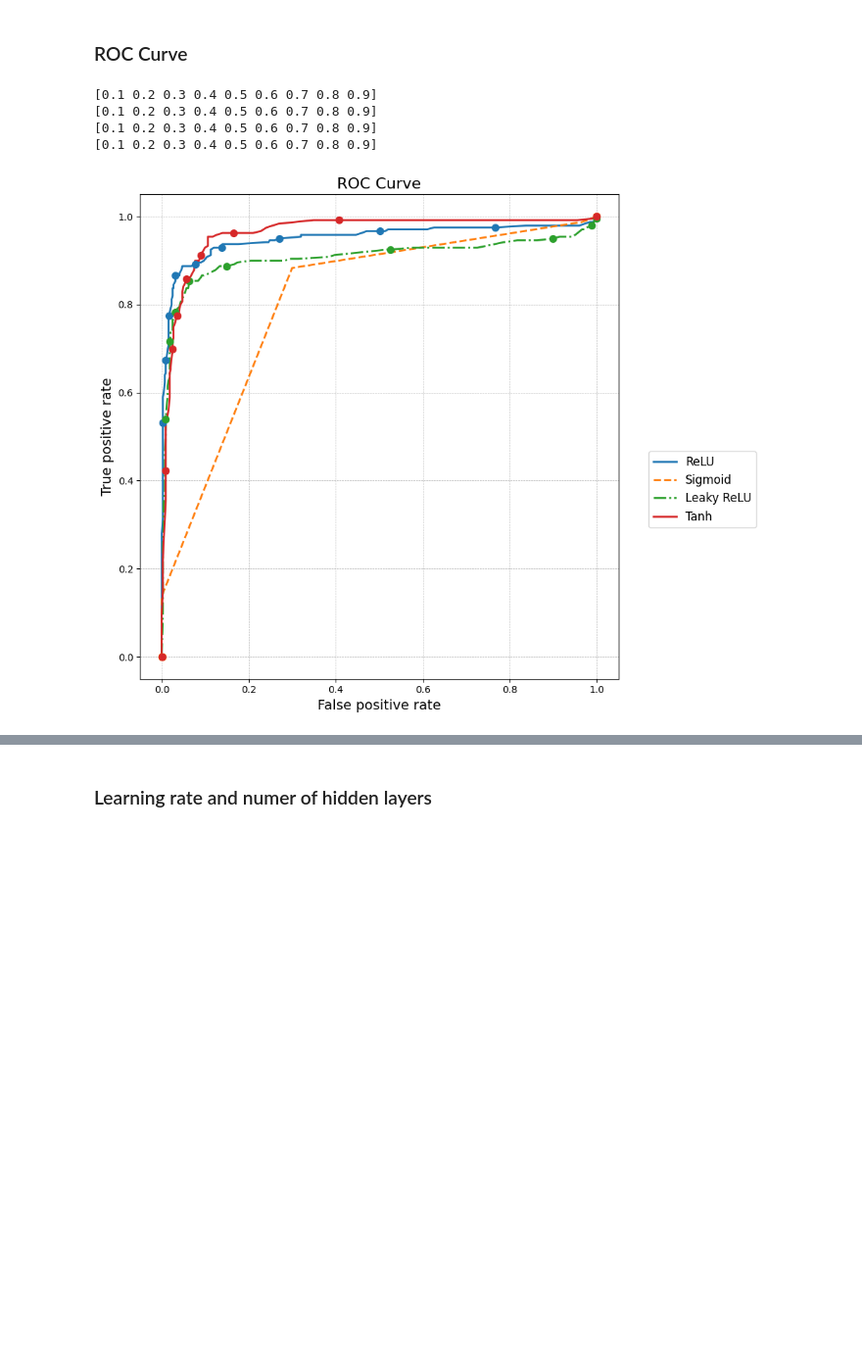
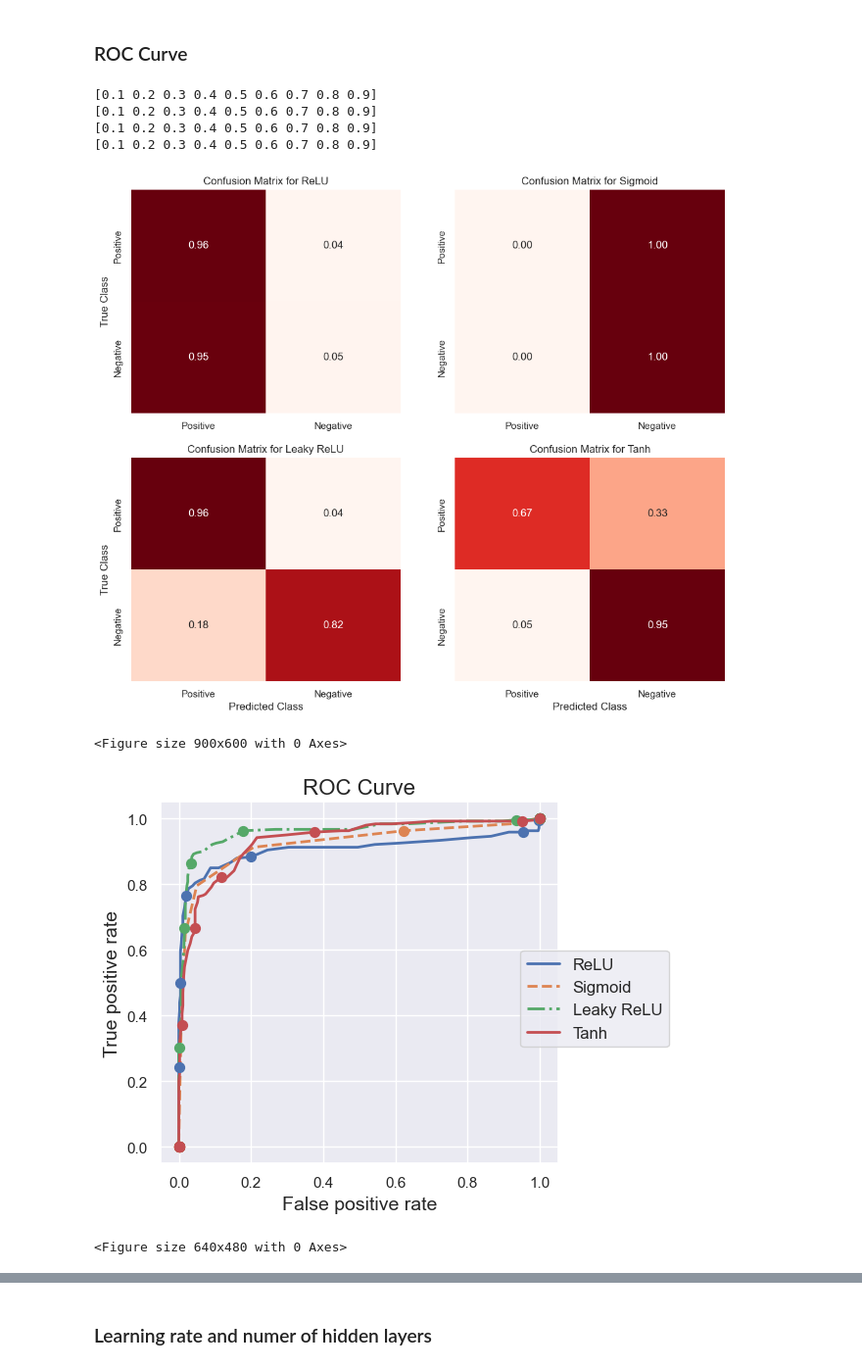
Before and after one commit to Trond01/Project2_FYS-STK4155, a Jupyter notebook: Runs/classification_experiment_d.ipynb, the cells around one changed output, grey strips where cells are left out. Shown: that part at 98% size. Saved outputs shown, nothing was run; the diff lists cells and outputs as text; code cells hidden in the pictures; blank space fills up the shorter version.

```diff
--- a/Runs/classification_experiment_d.ipynb
+++ b/Runs/classification_experiment_d.ipynb
@@ -465,7 +465,7 @@ Hidden Layer number: 8
 # %% [markdown]
 ### ROC Curve
 # %%
-def ROC(X, y, beta, model, method_name, linestyle):
+def ROC(X, y, beta, model, method_name, linestyle, ax):
     thresholds = np.linspace(0, 1, 101)
     true_positive = []
     false_positive = []
@@ -481,7 +481,7 @@ def ROC(X, y, beta, model, method_name, linestyle):
     false_positive = np.array(false_positive)
     true_positive = np.array(true_positive)
     print(thresholds[index])
-    plt.figure(1)
+    plt.figure(11)
     plt.plot(false_positive, true_positive, linestyle=linestyle, linewidth=2, label=f"{method_name}")
     plt.scatter(false_positive[index], true_positive[index], s=50, zorder=5) # s is the marker size
     # plt.ylim(0, 1)
@@ -493,30 +493,37 @@ def ROC(X, y, beta, model, method_name, linestyle):
     tr_pos_f = true_pos_variable_func(model, 0.5)
     fa_pos_f = false_pos_variable_func(model, 0.5)
 
-    confusion_matrix_values = [tr_pos_f(beta, X, y), 1 - fa_pos_f(beta, X, y), 1 - tr_pos_f(beta, X, y), fa_pos_f(beta, X, y)]
+    confusion_matrix_values = [tr_pos_f(beta, X, y), 1 - tr_pos_f(beta, X, y),
+                               fa_pos_f(beta, X, y), 1 - fa_pos_f(beta, X, y)]
 
-    plt.figure(2)
+    plt.figure(2, figsize=(9, 6))
     # Reshape the list into a 2x2 array
     conf_matrix_array = np.array(confusion_matrix_values).reshape((2, 2))
 
     # Create a heatmap to display the matrix
     sns.set(color_codes=True)
-    plt.figure(1, figsize=(9, 6))
 
     # Set the labels for the axes
     labels = ['Positive', 'Negative']
 
     # Use seaborn to create the heatmap
-    sns.heatmap(conf_matrix_array, annot=True, fmt='d',
-                xticklabels=labels, yticklabels=labels, cmap="Blues")
+    sns.heatmap(conf_matrix_array, annot=True, fmt='.2f',
+                xticklabels=labels, yticklabels=labels, cmap="Reds",
+                ax=ax, cbar=False)
 
-    plt.title('Confusion Matrix')
-    plt.xlabel('Predicted Class')
-    plt.ylabel('True Class')
+    ax.set_title(f'Confusion Matrix for {method_name}')
+
+
+
+# Create a 2x2 subplot grid
+fig, axes = plt.subplots(2, 2, figsize=(12, 10))
+
+# Flatten the axes array for easy iteration
+axes = axes.flatten()
 
 
 # Set a larger figure size
-plt.figure(figsize=(10, 8))
+plt.figure(1, figsize=(10, 8))
 
 # Add grid lines
 plt.grid(True, which='both', linestyle='--', linewidth=0.5)
@@ -524,34 +531,44 @@ plt.grid(True, which='both', linestyle='--', linewidth=0.5)
 line_styles = ['-', '--', '-.', '-']
 lrs = [1e-2, 1e-3, 1e-4]
 method_names = ["ReLU", "Sigmoid", "Leaky ReLU", "Tanh"]
 methods = [nn.relu, nn.sigmoid, nn.leaky_relu, nn.tanh]
 
 for i, method in enumerate(methods):
-    result = single_run(X, y, 5e-4, 0.0001, hidden_layer_num=2, node_per_hidden=8, hidden_activation=method)
-    ROC(X, y, result["beta_final"], result["model"], method_names[i], line_styles[i])
+    result = single_run(X, y, 2e-4, 0.0001, hidden_layer_num=2, node_per_hidden=8, hidden_activation=method)
+    ROC(X, y, result["beta_final"], result["model"], method_names[i], line_styles[i], axes[i])
+
+axes[2].set_xlabel('Predicted Class')
+axes[3].set_xlabel('Predicted Class')
+axes[0].set_ylabel('True Class')
+axes[2].set_ylabel('True Class')
 
 
-plt.figure(1)
+
+
+plt.figure(11)
 # Set labels and title
 plt.xlabel("False positive rate", fontsize=14)
 plt.ylabel("True positive rate", fontsize=14)
 plt.title('ROC Curve', fontsize=16)
 
 # Place the legend outside the plot
 plt.legend(loc='lower right', fontsize=12, bbox_to_anchor=(1.3, 0.3))
 
 
 
 # Show the plot
 plt.tight_layout()
 plt.show()
 
 
 plt.figure(2)
 plt.show()
 # %% [output]
 [0.1 0.2 0.3 0.4 0.5 0.6 0.7 0.8 0.9]
 [0.1 0.2 0.3 0.4 0.5 0.6 0.7 0.8 0.9]
 [0.1 0.2 0.3 0.4 0.5 0.6 0.7 0.8 0.9]
 [0.1 0.2 0.3 0.4 0.5 0.6 0.7 0.8 0.9]
-[figure, old version]
+[figure, new version]
+<Figure size 900x600 with 0 Axes>
+[figure, added]
+<Figure size 640x480 with 0 Axes>
```
Also changed, not shown: parts of 1 cell of this notebook.
